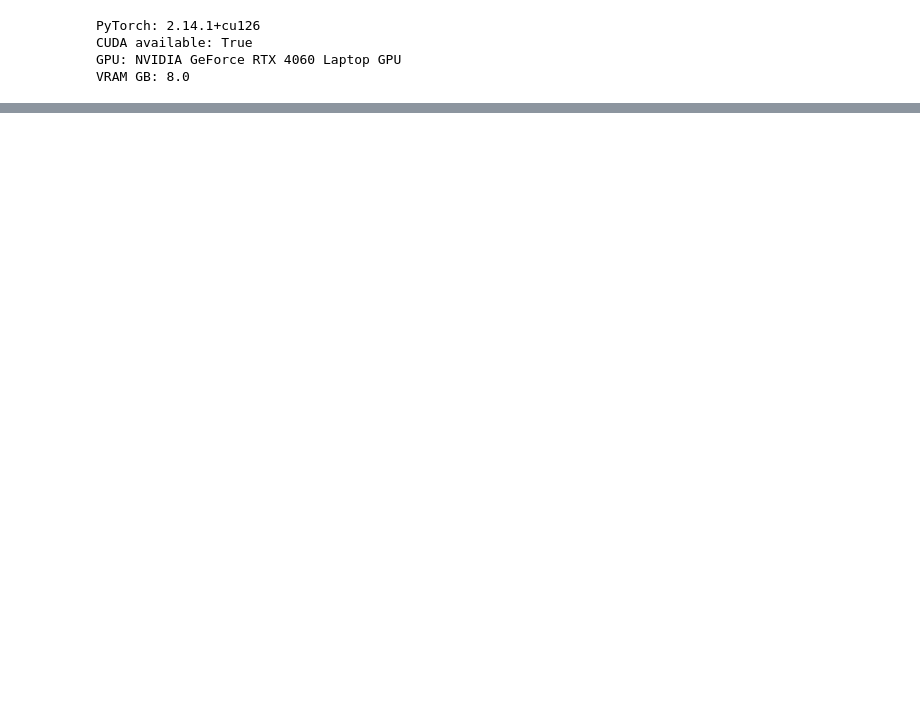
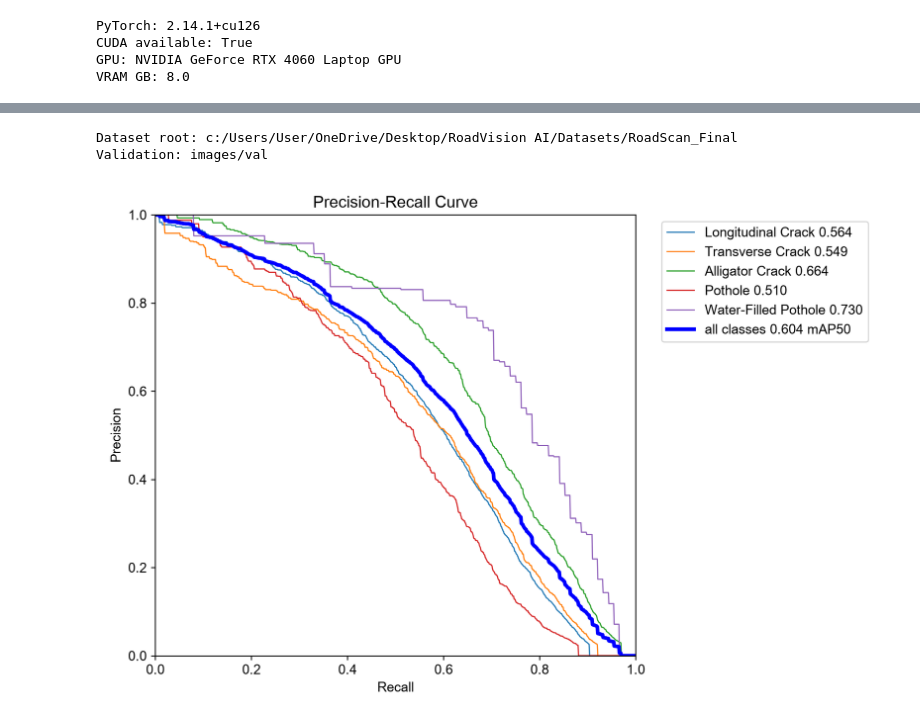
Before and after one commit to bhonekhantaung/RoadScan-AI, a Jupyter notebook: training_yolo11s.ipynb, the cells around one changed output, grey strips where cells are left out. Cells and saved outputs as stored; diff of their text form; code cells hidden in the pictures; blank space fills up the shorter version.

Commit message:
Restore complete YOLO11s training notebook

```diff
--- a/training_yolo11s.ipynb
+++ b/training_yolo11s.ipynb
@@ -50,0 +263,22 @@ Get-ChildItem "C:\RoadScan\RoadScan_Final\images\test" -File | Measure-Object
+# %%
+from pathlib import Path
+import yaml
+
+yaml_path = Path(r"C:\RoadScan\RoadScan_Final\data.yaml")
+
+data = yaml.safe_load(yaml_path.read_text(encoding="utf-8"))
+
+print("Dataset root:", data["path"])
+print("Validation:", data["val"])
+# %% [output]
+Dataset root: c:/Users/User/OneDrive/Desktop/RoadVision AI/Datasets/RoadScan_Final
+Validation: images/val
+# %%
+from pathlib import Path
+from IPython.display import Image, display
+
+folder = Path(r"C:\RoadScan\runs\yolo11s_validation_check")
+
+display(Image(filename=str(folder / "BoxPR_curve.png")))
+# %% [output]
+[figure, added]
```
Also changed, not shown: parts of 10 cells of this notebook.
